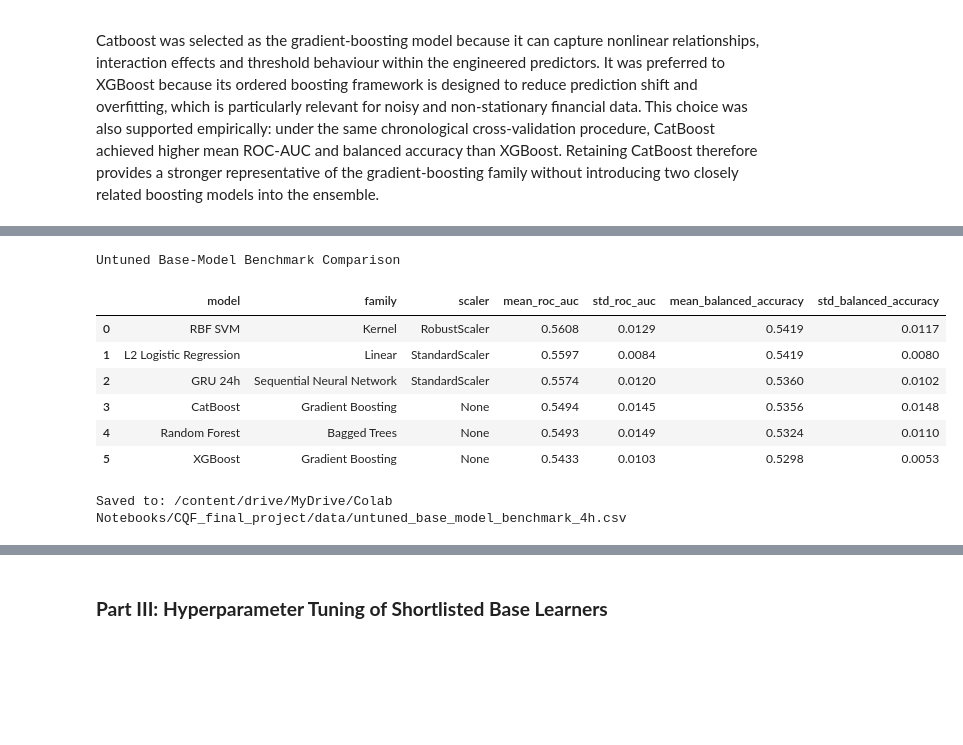
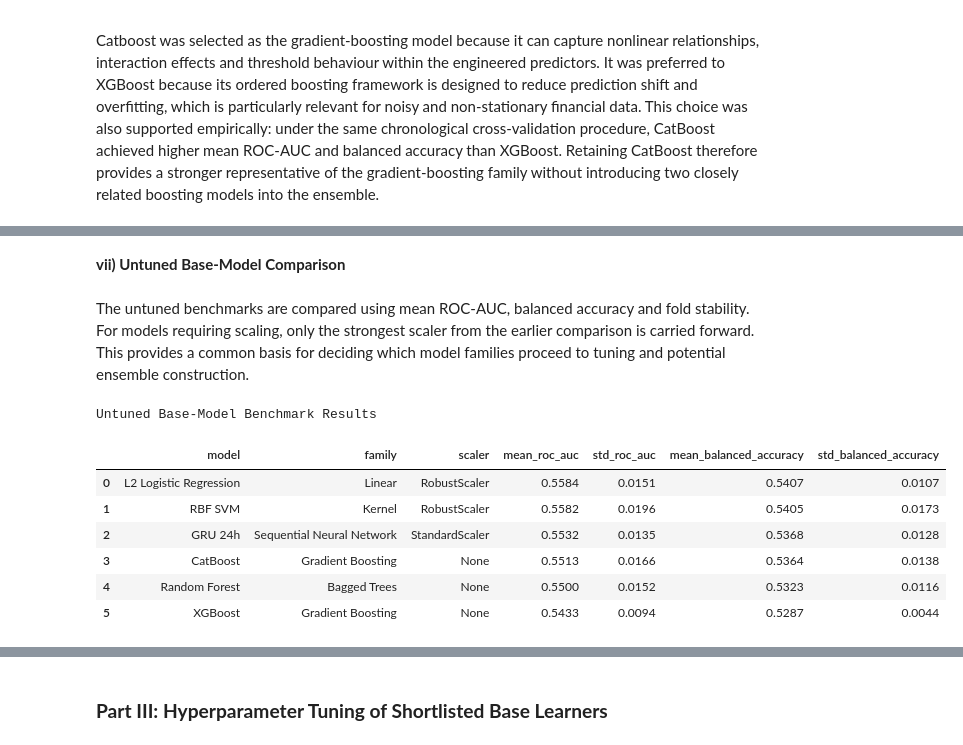
Before and after one commit to jade-lam/CQF, a Jupyter notebook: CQF_Final_Project.ipynb, the cells around one changed output, grey strips where cells are left out. Drawn from its saved outputs; the diff is of its cells as text; code cells hidden in the pictures; blank space fills up the shorter version.

```diff
--- a/CQF_Final_Project.ipynb
+++ b/CQF_Final_Project.ipynb
@@ -4267,20 +4273,0 @@ The benchmark results, fold stability and prediction disagreement are subsequent
-# %%
-# Load the locked model-ready training data
-DATA_PATH = Path("/content/drive/MyDrive/Colab Notebooks/CQF_final_project/data")
-
-X_model = pd.read_csv(DATA_PATH / "X_train_model_30_4h.csv", index_col="timestamp", parse_dates=["timestamp"])
-y_model = pd.read_csv(DATA_PATH / "y_train_model_4h.csv", index_col="timestamp", parse_dates=["timestamp"]).iloc[:, 0]
-fwd_return_model = pd.read_csv(DATA_PATH / "returns_train_model_4h.csv", index_col="timestamp", parse_dates=["timestamp"]).iloc[:, 0]
-
-X_model.index = pd.to_datetime(X_model.index, utc=True)
-y_model.index = pd.to_datetime(y_model.index, utc=True)
-fwd_return_model.index = pd.to_datetime(fwd_return_model.index, utc=True)
-
-X_model = X_model.sort_index()
-y_model = y_model.reindex(X_model.index).astype(int).rename("target_4h")
-fwd_return_model = fwd_return_model.reindex(X_model.index).rename("fwd_logret_4h")
-
-print("Observations:", f"{len(X_model):,}")
-print("Features:", X_model.shape[1])
-print("Positive class:", f"{y_model.mean() * 100:.2f}%")
-print("Date range:", X_model.index.min(), "to", X_model.index.max())
@@ -4808,43 +4635,42 @@ Standard scaling produced the strongest GRU validation performance, with the hig
+# %% [markdown]
+**vii) Untuned Base-Model Comparison**
+# %% [markdown]
+The untuned benchmarks are compared using mean ROC-AUC, balanced accuracy and fold stability. For models requiring scaling, only the strongest scaler from the earlier comparison is carried forward. This provides a common basis for deciding which model families proceed to tuning and potential ensemble construction.
 # %%
-# Compare and save untuned base-model benchmark results
-BENCHMARK_PATH = DATA_PATH / "untuned_base_model_benchmark_4h.csv"
-
-l2_selected = l2_scaler_folds.query("scaler == 'standard'")
-svm_selected = svm_scaler_folds.query("scaler == 'robust'")
-gru_selected = gru_scaler_folds.query("scaler == 'standard'")
-
+# Compare untuned base-model benchmarks
 def summarise_model(model, family, scaler, results):
     return {
         "model": model,
         "family": family,
         "scaler": scaler,
         "mean_roc_auc": results["roc_auc"].mean(),
         "std_roc_auc": results["roc_auc"].std(),
         "mean_balanced_accuracy": results["balanced_accuracy"].mean(),
         "std_balanced_accuracy": results["balanced_accuracy"].std()}
 
-benchmark_rows = [
-    summarise_model("L2 Logistic Regression", "Linear", "StandardScaler", l2_selected),
+benchmark_comparison = pd.DataFrame([
+    summarise_model("L2 Logistic Regression", "Linear", "RobustScaler", l2_scaler_folds.query("scaler == 'robust'")),
     summarise_model("Random Forest", "Bagged Trees", "None", rf_results),
     summarise_model("XGBoost", "Gradient Boosting", "None", xgb_results),
     summarise_model("CatBoost", "Gradient Boosting", "None", cat_results),
-    summarise_model("RBF SVM", "Kernel", "RobustScaler", svm_selected),
-    summarise_model("GRU 24h", "Sequential Neural Network", "StandardScaler", gru_selected)]
+    summarise_model("RBF SVM", "Kernel", "RobustScaler", svm_scaler_folds.query("scaler == 'robust'")),
+    summarise_model("GRU 24h", "Sequential Neural Network", "StandardScaler", gru_scaler_folds.query("scaler == 'standard'"))
+]).sort_values("mean_roc_auc", ascending=False).reset_index(drop=True)
 
-benchmark_comparison = pd.DataFrame(benchmark_rows)
-benchmark_comparison = benchmark_comparison.sort_values("mean_roc_auc", ascending=False).reset_index(drop=True)
-benchmark_comparison.to_csv(BENCHMARK_PATH, index=False)
+benchmark_comparison.to_csv(DATA_PATH / "untuned_base_model_benchmark_4h.csv", index=False)
 
-print("Untuned Base-Model Benchmark Comparison")
-display(benchmark_comparison.round(4))
-print("Saved to:", BENCHMARK_PATH)
+print("Untuned Base-Model Benchmark Results")
+display(benchmark_comparison.style.format({
+    "mean_roc_auc": "{:.4f}",
+    "std_roc_auc": "{:.4f}",
+    "mean_balanced_accuracy": "{:.4f}",
+    "std_balanced_accuracy": "{:.4f}"}))
 # %% [output]
-Untuned Base-Model Benchmark Comparison
+Untuned Base-Model Benchmark Results
 |  | model | family | scaler | mean_roc_auc | std_roc_auc | mean_balanced_accuracy | std_balanced_accuracy |
-| 0 | RBF SVM | Kernel | RobustScaler | 0.5608 | 0.0129 | 0.5419 | 0.0117 |
-| 1 | L2 Logistic Regression | Linear | StandardScaler | 0.5597 | 0.0084 | 0.5419 | 0.0080 |
-| 2 | GRU 24h | Sequential Neural Network | StandardScaler | 0.5574 | 0.0120 | 0.5360 | 0.0102 |
-| 3 | CatBoost | Gradient Boosting | None | 0.5494 | 0.0145 | 0.5356 | 0.0148 |
-| 4 | Random Forest | Bagged Trees | None | 0.5493 | 0.0149 | 0.5324 | 0.0110 |
-| 5 | XGBoost | Gradient Boosting | None | 0.5433 | 0.0103 | 0.5298 | 0.0053 |
+| 0 | L2 Logistic Regression | Linear | RobustScaler | 0.5584 | 0.0151 | 0.5407 | 0.0107 |
+| 1 | RBF SVM | Kernel | RobustScaler | 0.5582 | 0.0196 | 0.5405 | 0.0173 |
+| 2 | GRU 24h | Sequential Neural Network | StandardScaler | 0.5532 | 0.0135 | 0.5368 | 0.0128 |
+| 3 | CatBoost | Gradient Boosting | None | 0.5513 | 0.0166 | 0.5364 | 0.0138 |
+| 4 | Random Forest | Bagged Trees | None | 0.5500 | 0.0152 | 0.5323 | 0.0116 |
+| 5 | XGBoost | Gradient Boosting | None | 0.5433 | 0.0094 | 0.5287 | 0.0044 |
-Saved to: /content/drive/MyDrive/Colab Notebooks/CQF_final_project/data/untuned_base_model_benchmark_4h.csv
```
Also changed, not shown: parts of 42 cells of this notebook.
